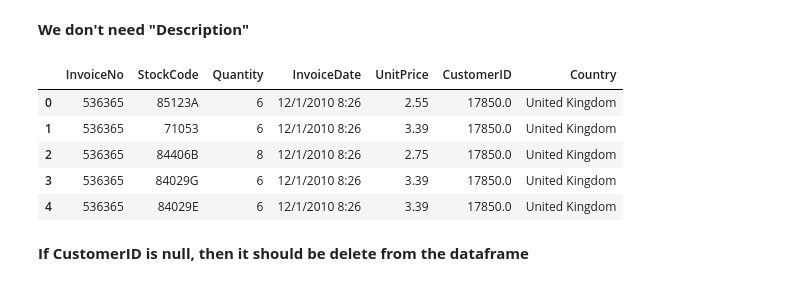
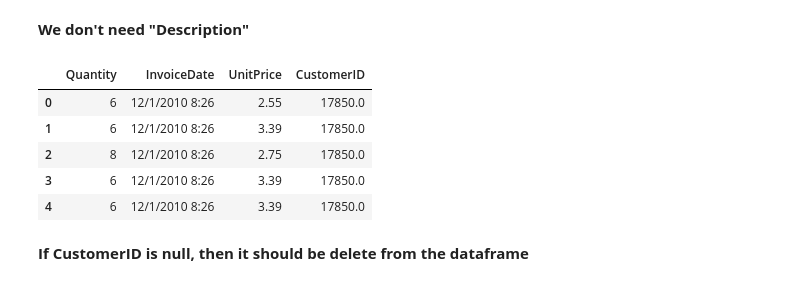
Before and after one commit to danzelqiao/Coursera_Capstone, a Jupyter notebook: Capstone Project - The Battle of Neighborhoods (Week 1).ipynb, the cells around one changed output. Cells and saved outputs as stored; diff of their text form; code cells hidden in the pictures.

```diff
--- a/Capstone Project - The Battle of Neighborhoods (Week 1).ipynb
+++ b/Capstone Project - The Battle of Neighborhoods (Week 1).ipynb
@@ -181,15 +186,15 @@ dtype: int64
 # %% [markdown]
 **We don't need "Description"**
 # %%
-dfNotNull = df.drop("Description", axis = 1, inplace = False)
+dfNotNull = df.drop(["InvoiceNo","StockCode","Country","Description",], axis = 1, inplace = False)
 dfNotNull.head()
 # %% [output]
-|  | InvoiceNo | StockCode | Quantity | InvoiceDate | UnitPrice | CustomerID | Country |
-| 0 | 536365 | 85123A | 6 | 12/1/2010 8:26 | 2.55 | 17850.0 | United Kingdom |
-| 1 | 536365 | 71053 | 6 | 12/1/2010 8:26 | 3.39 | 17850.0 | United Kingdom |
-| 2 | 536365 | 84406B | 8 | 12/1/2010 8:26 | 2.75 | 17850.0 | United Kingdom |
-| 3 | 536365 | 84029G | 6 | 12/1/2010 8:26 | 3.39 | 17850.0 | United Kingdom |
-| 4 | 536365 | 84029E | 6 | 12/1/2010 8:26 | 3.39 | 17850.0 | United Kingdom |
+|  | Quantity | InvoiceDate | UnitPrice | CustomerID |
+| 0 | 6 | 12/1/2010 8:26 | 2.55 | 17850.0 |
+| 1 | 6 | 12/1/2010 8:26 | 3.39 | 17850.0 |
+| 2 | 8 | 12/1/2010 8:26 | 2.75 | 17850.0 |
+| 3 | 6 | 12/1/2010 8:26 | 3.39 | 17850.0 |
+| 4 | 6 | 12/1/2010 8:26 | 3.39 | 17850.0 |
 # %% [markdown]
 **If CustomerID is null, then it should be delete from the dataframe**
 # %%
```
Also changed, not shown: parts of 7 cells of this notebook.
